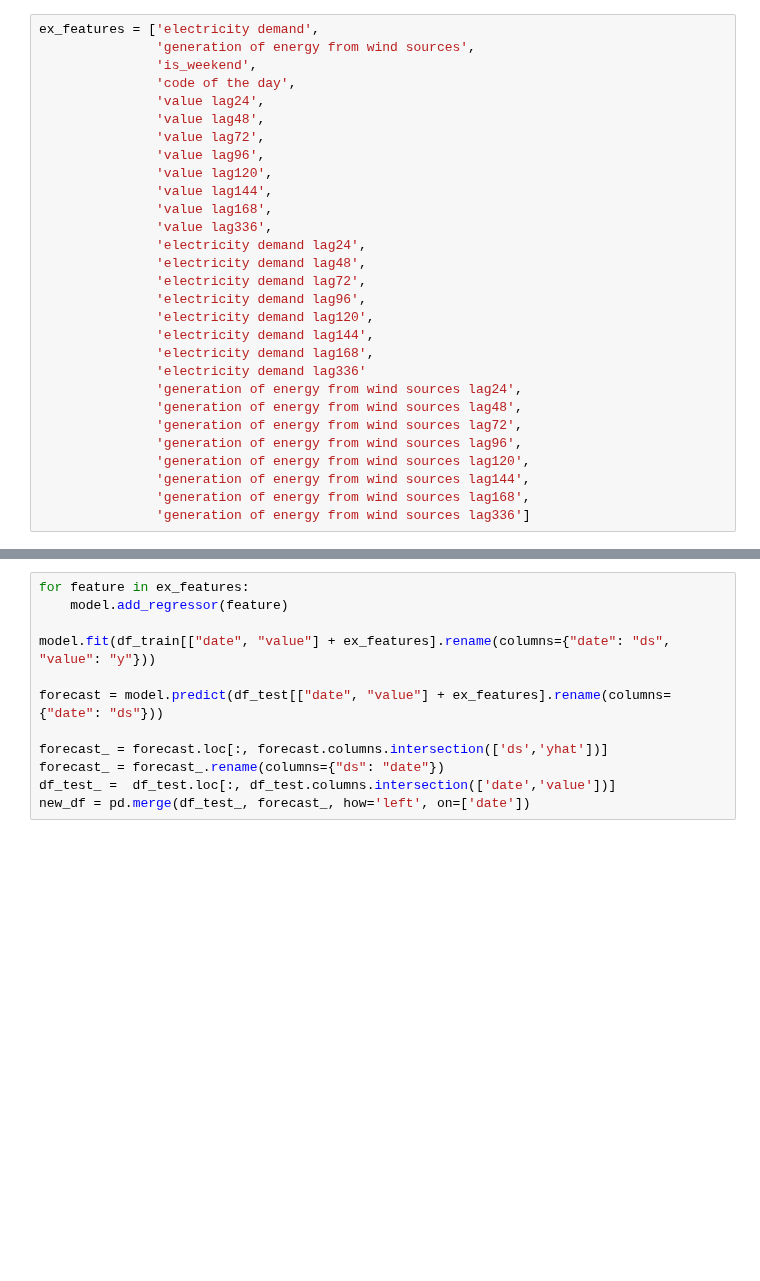
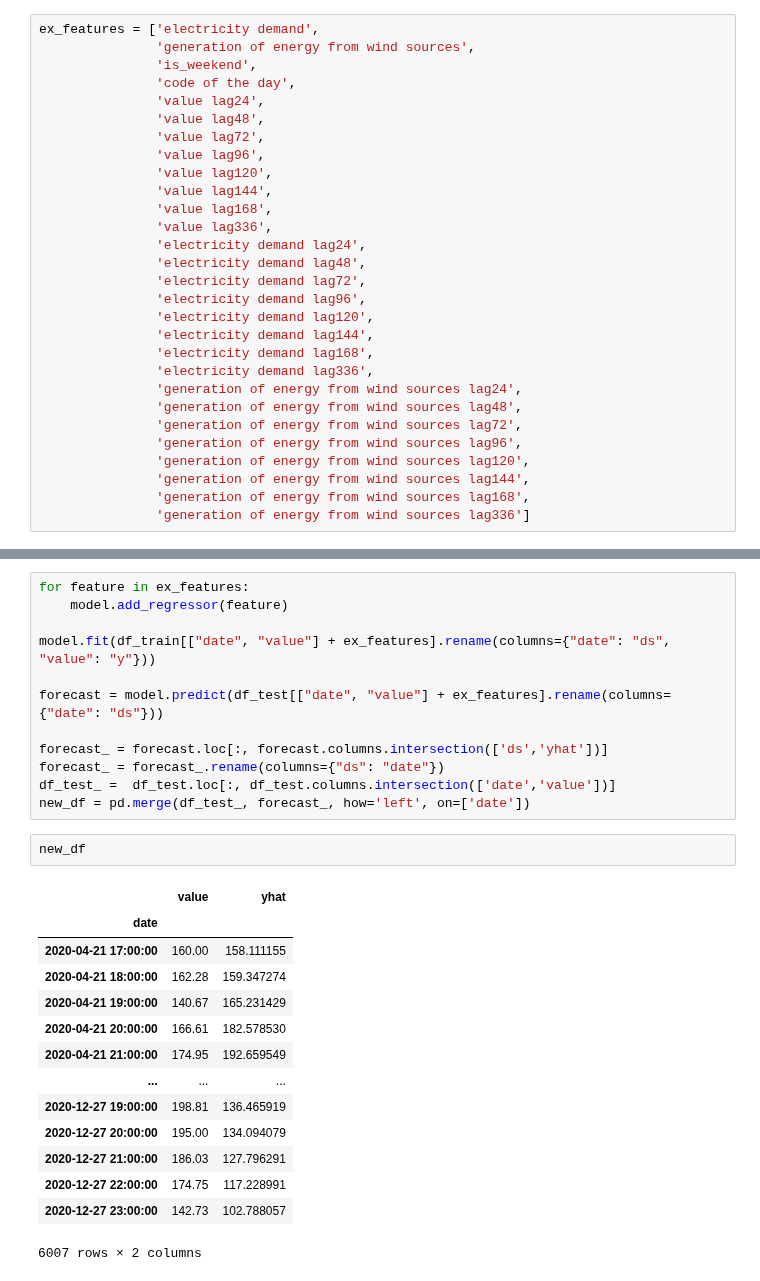
Before and after one commit to piekarsky/Short-Term-Electricity-Price-Forecasting-at-the-Polish-Day-Ahead-Market, a Jupyter notebook: MLP & Prophet models.ipynb, the cells around one changed output, grey strips where cells are left out. Cells and saved outputs as stored; diff of their text form; blank space fills up the shorter version.

```diff
--- a/MLP & Prophet models.ipynb
+++ b/MLP & Prophet models.ipynb
@@ -108,7 +148,7 @@ ex_features = ['electricity demand',
                'electricity demand lag120',
                'electricity demand lag144',
                'electricity demand lag168',
-               'electricity demand lag336'
+               'electricity demand lag336',
                'generation of energy from wind sources lag24',
                'generation of energy from wind sources lag48',
                'generation of energy from wind sources lag72',
@@ -129,6 +213,23 @@ forecast_ = forecast.loc[:, forecast.columns.intersection(['ds','yhat'])]
 forecast_ = forecast_.rename(columns={"ds": "date"})
 df_test_ =  df_test.loc[:, df_test.columns.intersection(['date','value'])]
 new_df = pd.merge(df_test_, forecast_, how='left', on=['date'])
+# %%
+new_df
+# %% [output]
+|  | value | yhat |
+| date |  |  |
+| 2020-04-21 17:00:00 | 160.00 | 158.111155 |
+| 2020-04-21 18:00:00 | 162.28 | 159.347274 |
+| 2020-04-21 19:00:00 | 140.67 | 165.231429 |
+| 2020-04-21 20:00:00 | 166.61 | 182.578530 |
+| 2020-04-21 21:00:00 | 174.95 | 192.659549 |
+| ... | ... | ... |
+| 2020-12-27 19:00:00 | 198.81 | 136.465919 |
+| 2020-12-27 20:00:00 | 195.00 | 134.094079 |
+| 2020-12-27 21:00:00 | 186.03 | 127.796291 |
+| 2020-12-27 22:00:00 | 174.75 | 117.228991 |
+| 2020-12-27 23:00:00 | 142.73 | 102.788057 |
+6007 rows × 2 columns
 # %%
 new_df = new_df.set_index("date")
 
```
Also changed, not shown: parts of 19 cells of this notebook.
